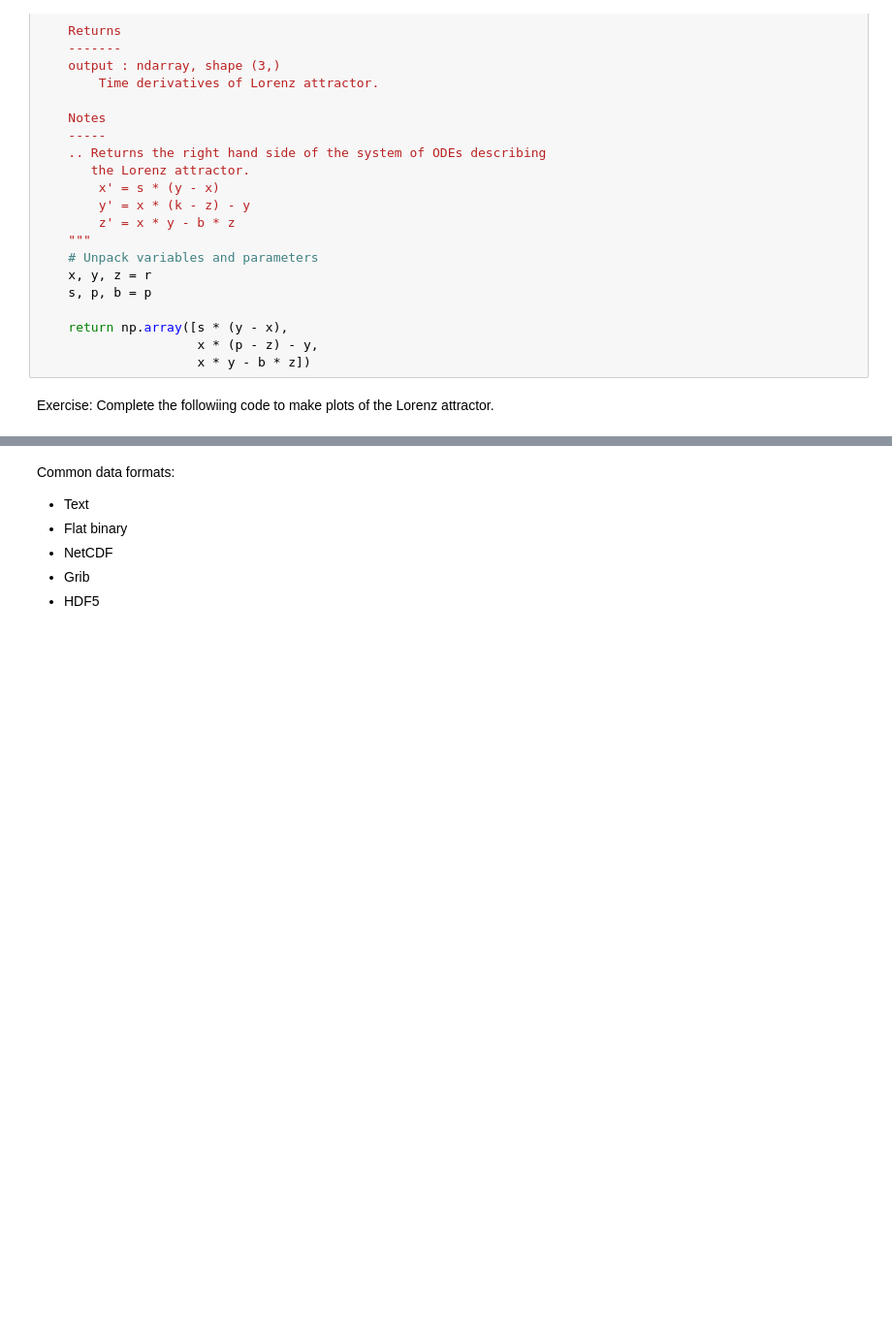
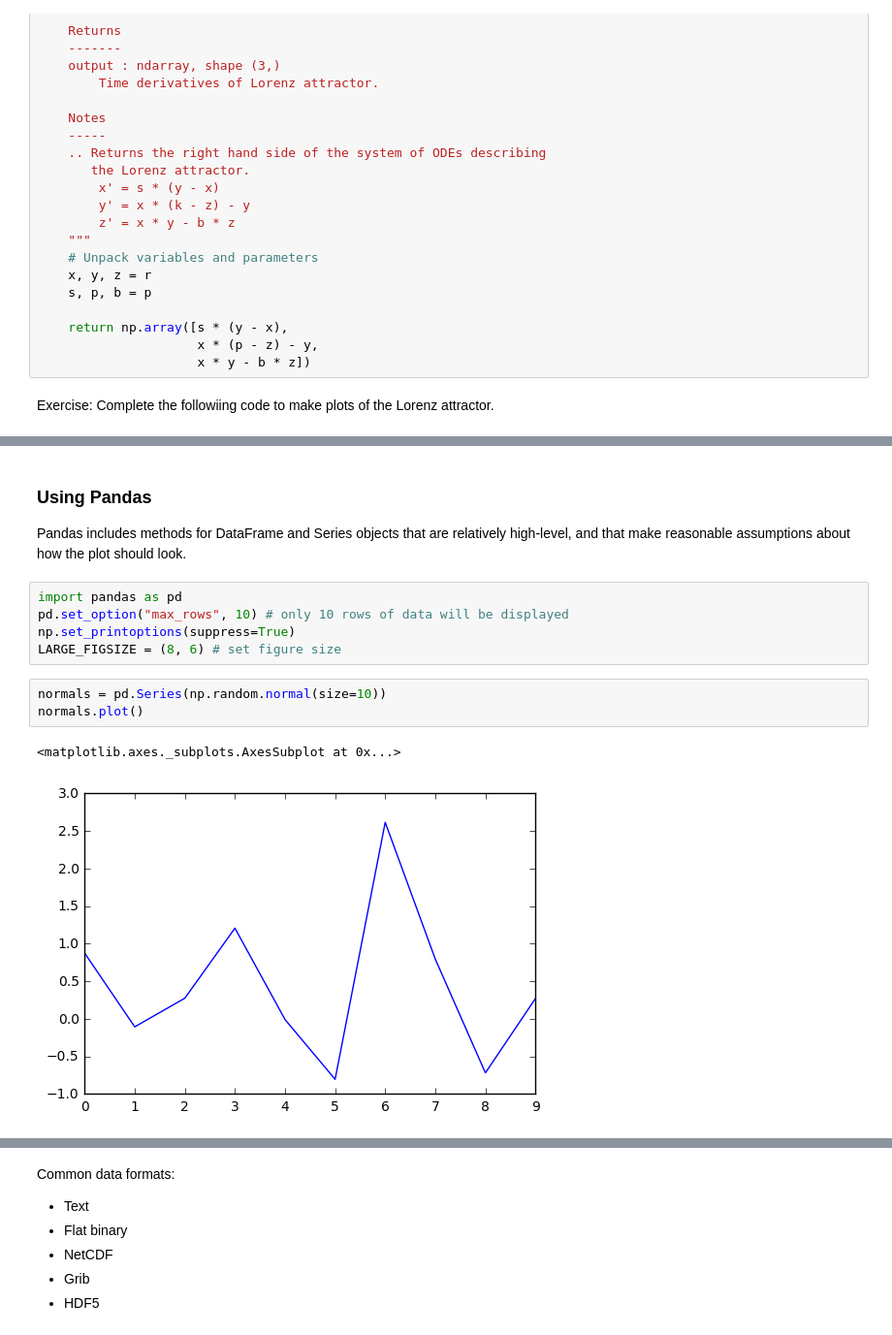
Before and after one commit to edmondb/gsfcbootcamp, a Jupyter notebook: lectures/day_1/Data_Visualization/Data_Visualization.ipynb, the cells around one changed output, grey strips where cells are left out. Shown at 97% size. Drawn from its saved outputs; the diff is of its cells as text; blank space fills up the shorter version.

```diff
--- a/lectures/day_1/Data_Visualization/Data_Visualization.ipynb
+++ b/lectures/day_1/Data_Visualization/Data_Visualization.ipynb
@@ -251,0 +300,15 @@ x, y, z = r.transpose()
+# %% [markdown]
+### Using Pandas
+
+Pandas includes methods for DataFrame and Series objects that are relatively high-level, and that make reasonable assumptions about how the plot should look.
+# %%
+import pandas as pd
+pd.set_option("max_rows", 10) # only 10 rows of data will be displayed
+np.set_printoptions(suppress=True)
+LARGE_FIGSIZE = (8, 6) # set figure size
+# %%
+normals = pd.Series(np.random.normal(size=10))
+normals.plot()
+# %% [output]
+<matplotlib.axes._subplots.AxesSubplot at 0x...>
+[figure, added]
```
Also changed, not shown: parts of 69 cells of this notebook, 3 other files.
